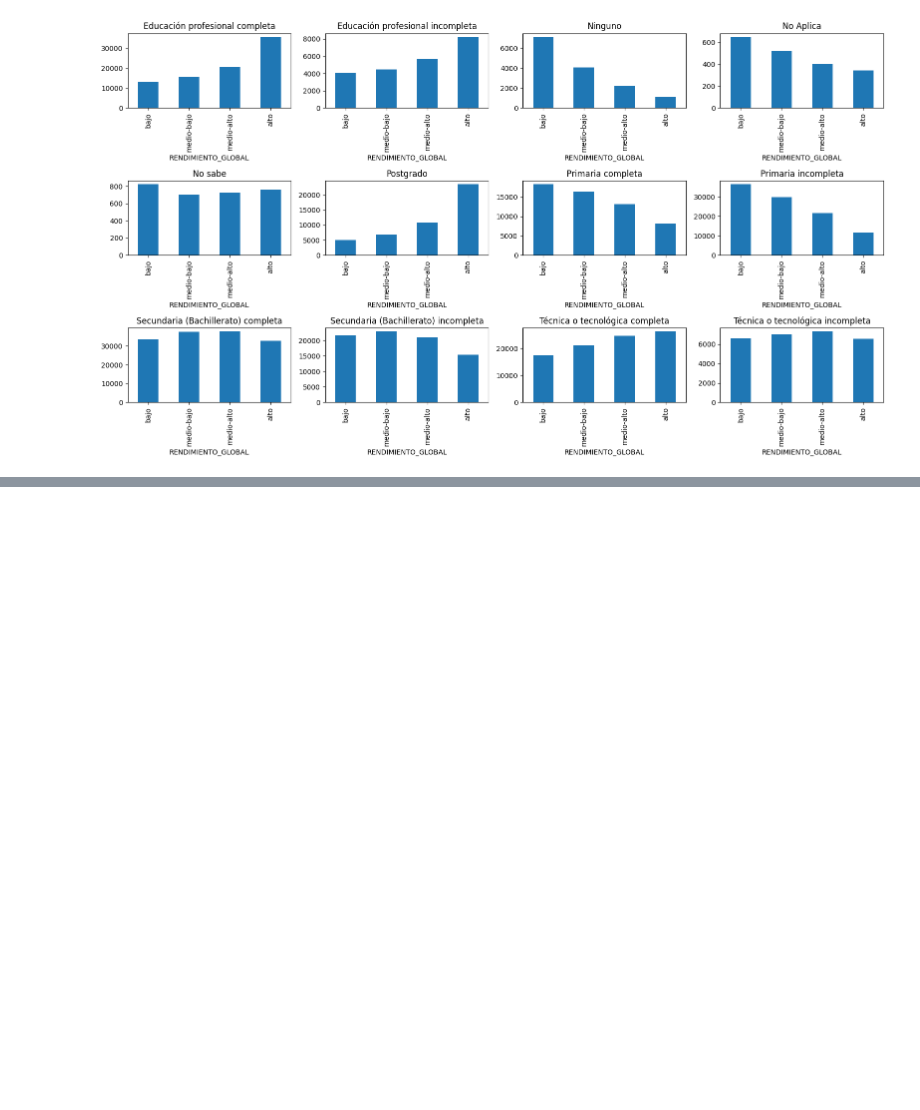
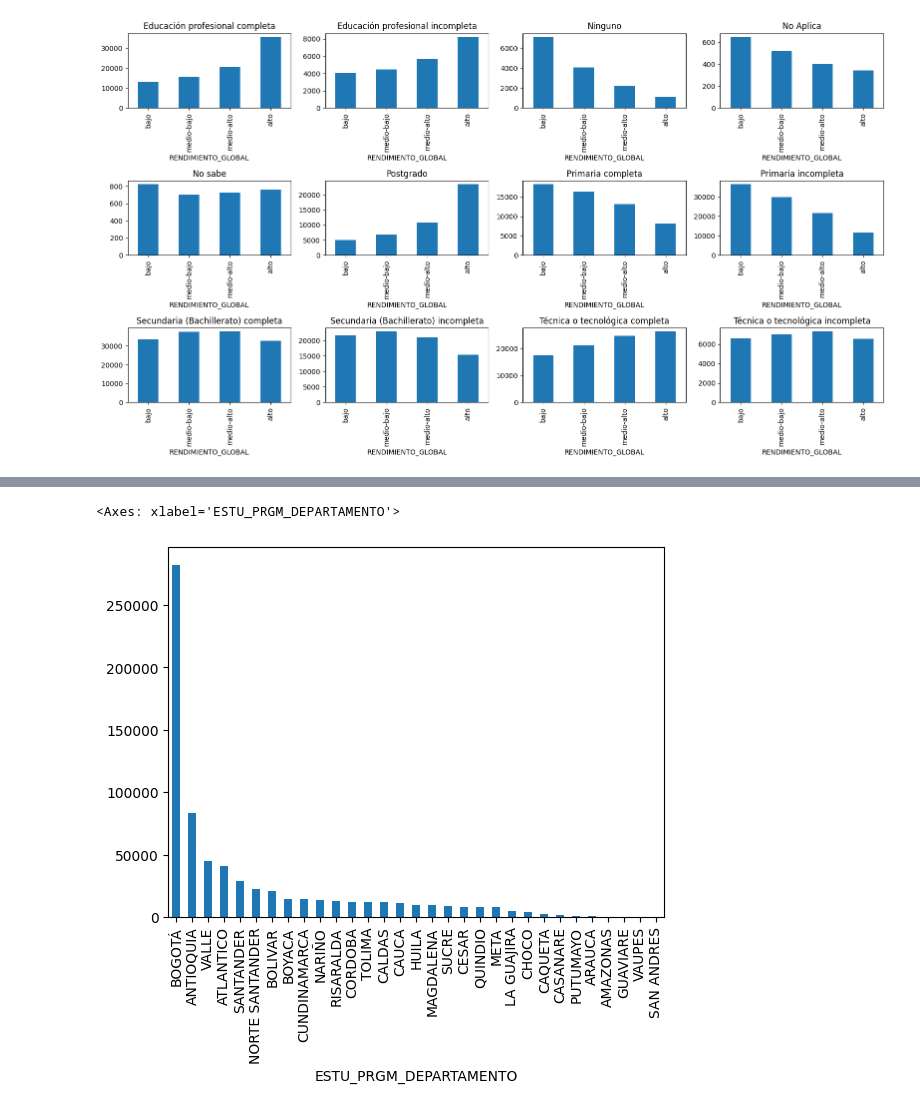
Before and after one commit to JuanCOD001116/Proyecto-Modelos, a Jupyter notebook: 01 - exploración.ipynb, the cells around one changed output, grey strips where cells are left out. Cells and saved outputs as stored; diff of their text form; code cells hidden in the pictures; blank space fills up the shorter version.

```diff
--- a/01 - exploración.ipynb
+++ b/01 - exploración.ipynb
@@ -103,0 +115,5 @@ conclusiones
+# %%
+z.ESTU_PRGM_DEPARTAMENTO.value_counts().plot(kind='bar')
+# %% [output]
+<Axes: xlabel='ESTU_PRGM_DEPARTAMENTO'>
+[figure, added]
```
Also changed, not shown: parts of 8 cells of this notebook.
